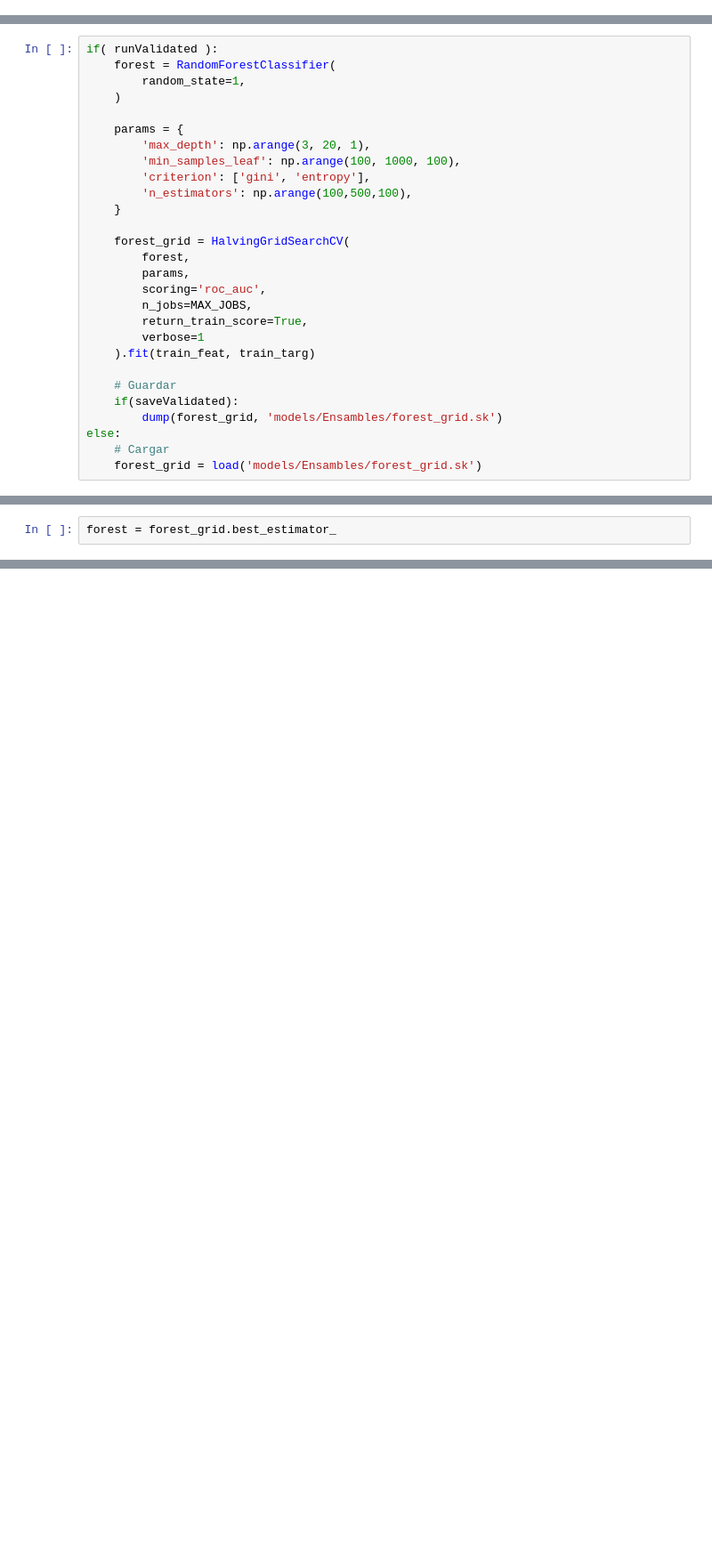
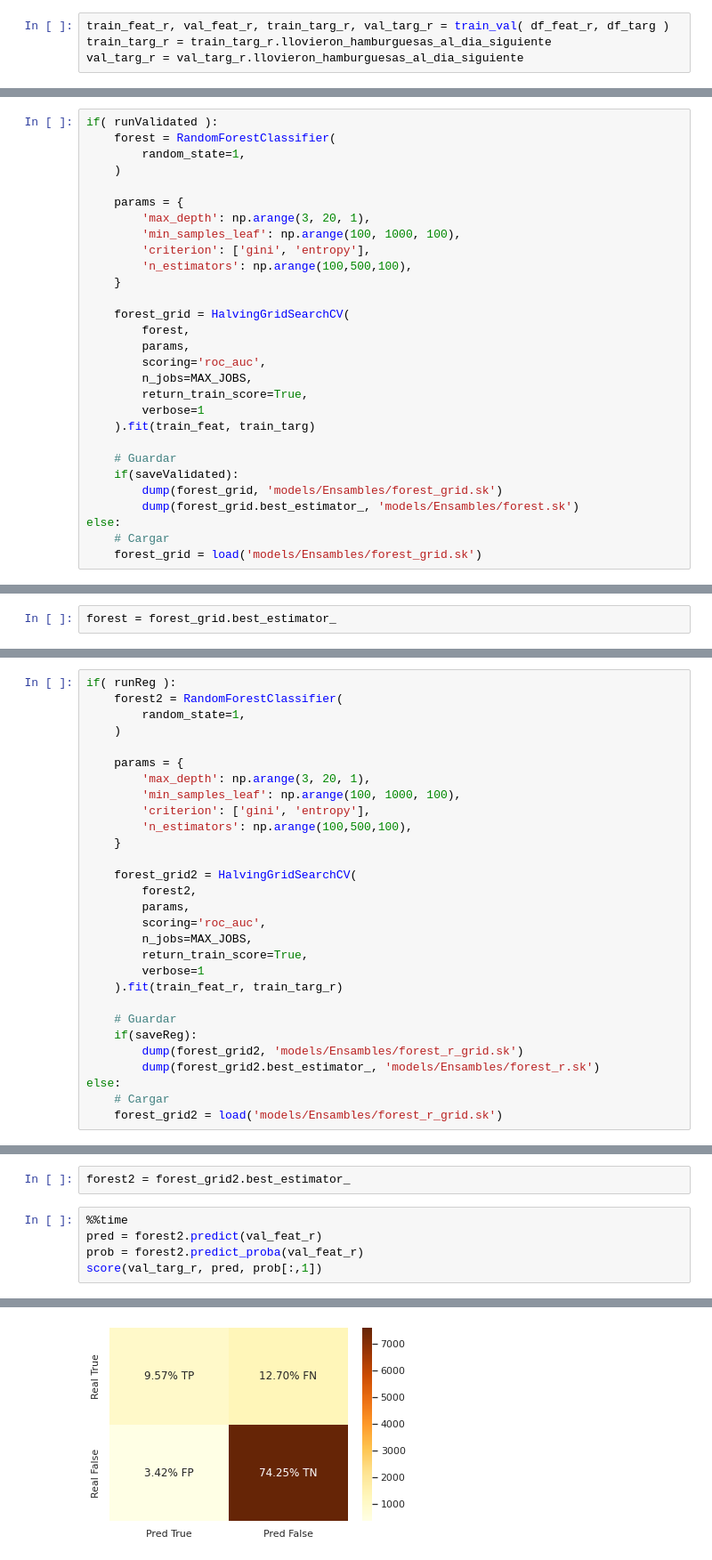
Before and after one commit to NicolasEzequielZulaicaRivera/OD_TPS, a Jupyter notebook: TP2/random_forest.ipynb, the cells around one changed output, grey strips where cells are left out. Shown at 89% size. Saved outputs shown, nothing was run; the diff lists cells and outputs as text; blank space fills up the shorter version.

```diff
--- a/TP2/random_forest.ipynb
+++ b/TP2/random_forest.ipynb
@@ -78,6 +67,10 @@ train_feat, val_feat, train_targ, val_targ = train_val( df_feat, df_targ )
 # %%
 train_targ = train_targ.llovieron_hamburguesas_al_dia_siguiente
 val_targ = val_targ.llovieron_hamburguesas_al_dia_siguiente
+# %%
+train_feat_r, val_feat_r, train_targ_r, val_targ_r = train_val( df_feat_r, df_targ )
+train_targ_r = train_targ_r.llovieron_hamburguesas_al_dia_siguiente
+val_targ_r = val_targ_r.llovieron_hamburguesas_al_dia_siguiente
 # %% [markdown]
 ## Entrenamiento
 # %% [markdown]
@@ -138,6 +131,7 @@ if( runValidated ):
     # Guardar
     if(saveValidated):
         dump(forest_grid, 'models/Ensambles/forest_grid.sk')
+        dump(forest_grid.best_estimator_, 'models/Ensambles/forest.sk')
 else:
     # Cargar
     forest_grid = load('models/Ensambles/forest_grid.sk')
@@ -187,0 +162,29 @@ dump(forest, 'models/Ensambles/forest.sk')
+# %%
+if( runReg ):
+    forest2 = RandomForestClassifier(
+        random_state=1,
+    )
+
+    params = {
+        'max_depth': np.arange(3, 20, 1),
+        'min_samples_leaf': np.arange(100, 1000, 100),
+        'criterion': ['gini', 'entropy'],
+        'n_estimators': np.arange(100,500,100),
+    }
+
+    forest_grid2 = HalvingGridSearchCV(
+        forest2,
+        params,
+        scoring='roc_auc',
+        n_jobs=MAX_JOBS,
+        return_train_score=True,
+        verbose=1
+    ).fit(train_feat_r, train_targ_r)
+
+    # Guardar
+    if(saveReg):
+        dump(forest_grid2, 'models/Ensambles/forest_r_grid.sk')
+        dump(forest_grid2.best_estimator_, 'models/Ensambles/forest_r.sk')
+else:
+    # Cargar
+    forest_grid2 = load('models/Ensambles/forest_r_grid.sk')
@@ -187,0 +197,8 @@ dump(forest, 'models/Ensambles/forest.sk')
+# %%
+forest2 = forest_grid2.best_estimator_
+# %%
+%%time
+pred = forest2.predict(val_feat_r)
+prob = forest2.predict_proba(val_feat_r)
+score(val_targ_r, pred, prob[:,1])
+# %% [output]
@@ -187,0 +212 @@ dump(forest, 'models/Ensambles/forest.sk')
+[figure, added]
```
Also changed, not shown: parts of 11 cells of this notebook, 15 other files.
